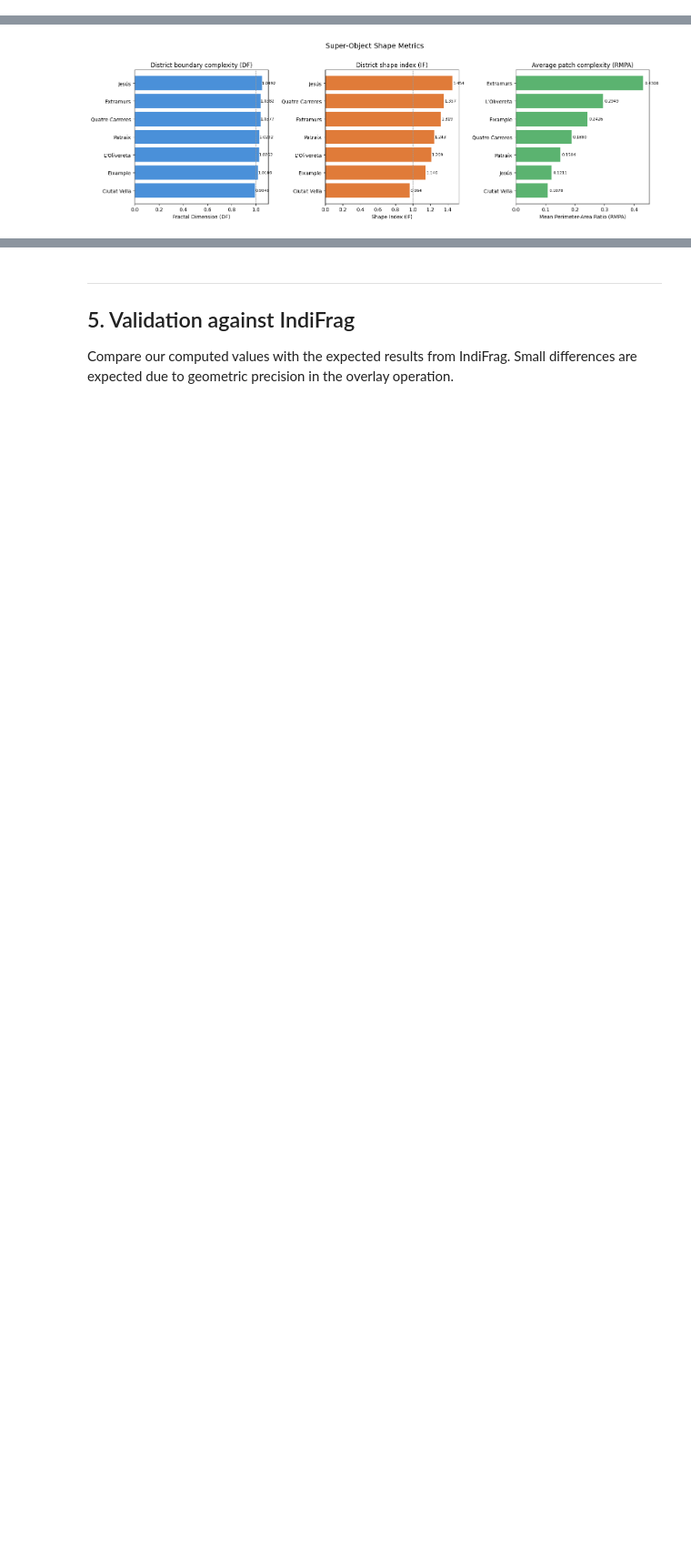
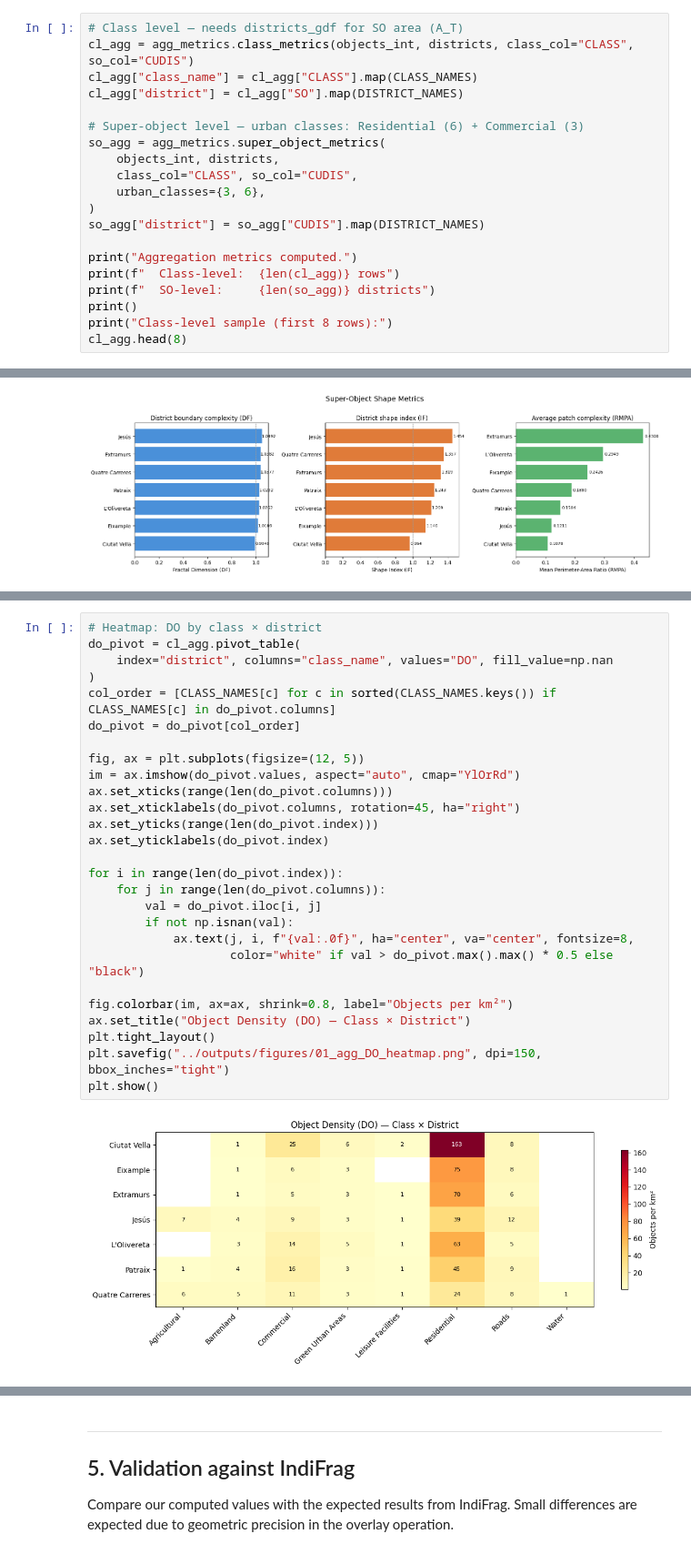
Before and after one commit to Emanuel-Agu/fragmetrics, a Jupyter notebook: notebooks/01_fragmentation_with_SO.ipynb, the cells around one changed output, grey strips where cells are left out. Shown at 91% size. Drawn from its saved outputs; the diff is of its cells as text; blank space fills up the shorter version.

Commit message:
Add aggregation metrics module (Nob, DO, DEP, DEM, TEM, COHE, IS, GC, CU, C) and notebook visualizations
Co-Authored-By: Claude Opus 4.6 <noreply@anthropic.com>

```diff
--- a/notebooks/01_fragmentation_with_SO.ipynb
+++ b/notebooks/01_fragmentation_with_SO.ipynb
@@ -157,0 +177,20 @@ Class-level sample:
+# %%
+# Class level — needs districts_gdf for SO area (A_T)
+cl_agg = agg_metrics.class_metrics(objects_int, districts, class_col="CLASS", so_col="CUDIS")
+cl_agg["class_name"] = cl_agg["CLASS"].map(CLASS_NAMES)
+cl_agg["district"] = cl_agg["SO"].map(DISTRICT_NAMES)
+
+# Super-object level — urban classes: Residential (6) + Commercial (3)
+so_agg = agg_metrics.super_object_metrics(
+    objects_int, districts,
+    class_col="CLASS", so_col="CUDIS",
+    urban_classes={3, 6},
+)
+so_agg["district"] = so_agg["CUDIS"].map(DISTRICT_NAMES)
+
+print("Aggregation metrics computed.")
+print(f"  Class-level:  {len(cl_agg)} rows")
+print(f"  SO-level:     {len(so_agg)} districts")
+print()
+print("Class-level sample (first 8 rows):")
+cl_agg.head(8)
@@ -458,0 +518,29 @@ plt.show()
+# %%
+# Heatmap: DO by class × district
+do_pivot = cl_agg.pivot_table(
+    index="district", columns="class_name", values="DO", fill_value=np.nan
+)
+col_order = [CLASS_NAMES[c] for c in sorted(CLASS_NAMES.keys()) if CLASS_NAMES[c] in do_pivot.columns]
+do_pivot = do_pivot[col_order]
+
+fig, ax = plt.subplots(figsize=(12, 5))
+im = ax.imshow(do_pivot.values, aspect="auto", cmap="YlOrRd")
+ax.set_xticks(range(len(do_pivot.columns)))
+ax.set_xticklabels(do_pivot.columns, rotation=45, ha="right")
+ax.set_yticks(range(len(do_pivot.index)))
+ax.set_yticklabels(do_pivot.index)
+
+for i in range(len(do_pivot.index)):
+    for j in range(len(do_pivot.columns)):
+        val = do_pivot.iloc[i, j]
+        if not np.isnan(val):
+            ax.text(j, i, f"{val:.0f}", ha="center", va="center", fontsize=8,
+                    color="white" if val > do_pivot.max().max() * 0.5 else "black")
+
+fig.colorbar(im, ax=ax, shrink=0.8, label="Objects per km²")
+ax.set_title("Object Density (DO) — Class × District")
+plt.tight_layout()
+plt.savefig("../outputs/figures/01_agg_DO_heatmap.png", dpi=150, bbox_inches="tight")
+plt.show()
+# %% [output]
+[figure, added]
```
Also changed, not shown: parts of 12 cells of this notebook, 1 other file.
